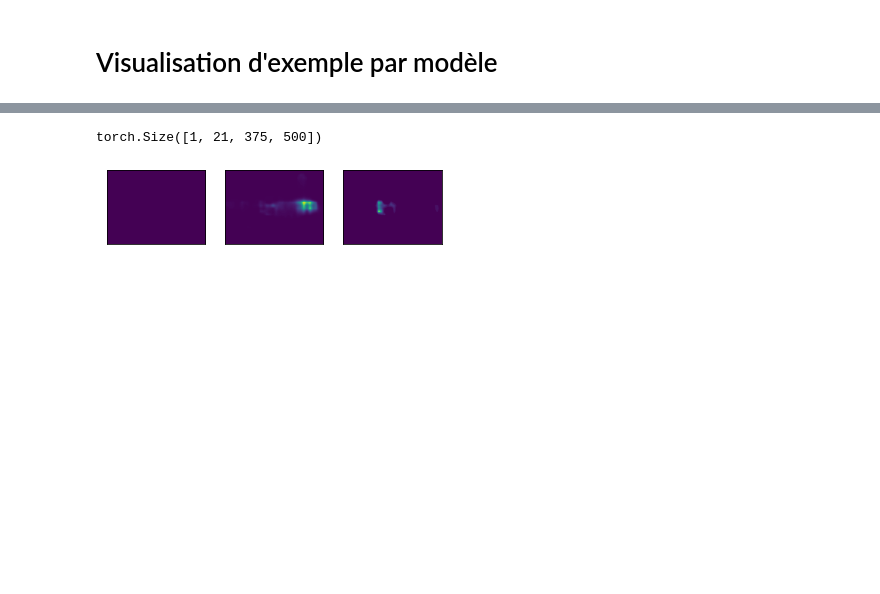
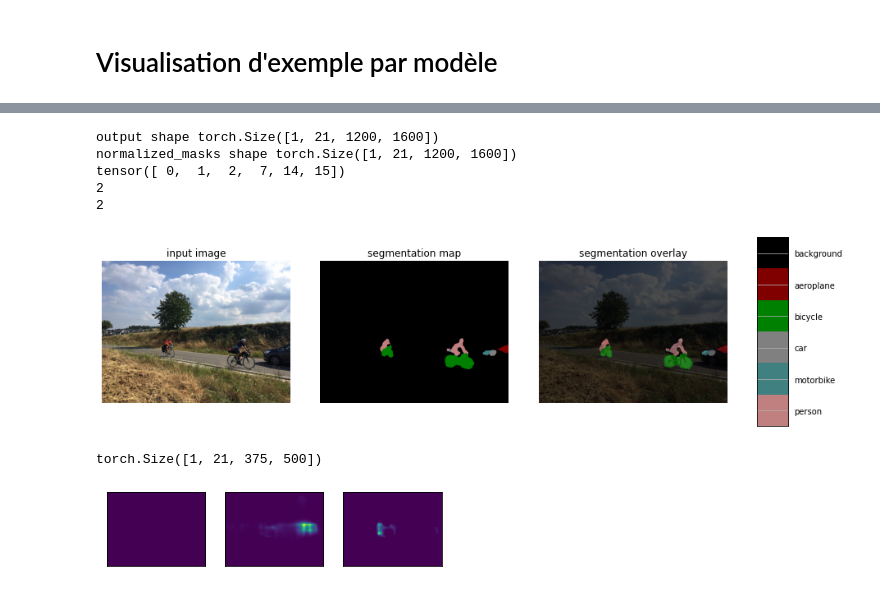
Before and after one commit to nyluje/RCP209DeeplabExperiment, a Jupyter notebook: RCP209_Deeplab_PyTorch_sandbox.ipynb, the cells around one changed output, grey strips where cells are left out. Saved outputs shown, nothing was run; the diff lists cells and outputs as text; code cells hidden in the pictures; blank space fills up the shorter version.

```diff
--- a/RCP209_Deeplab_PyTorch_sandbox.ipynb
+++ b/RCP209_Deeplab_PyTorch_sandbox.ipynb
@@ -866,18 +880,22 @@ model = deeplabv3_mobilenet_v3_large(pretrained=True,progress=False)
 model.eval()
 
 dataset_dir_root="/content"
-specific_dataset_dir='VOCdevkit'
-image_location= "VOC2012/JPEGImages"
-seg_location= "VOC2012/SegmentationClass"
+specific_dataset_dir='test_images'
+#image_location= "VOC2012/JPEGImages"
+#seg_location= "VOC2012/SegmentationClass"
 #image_id = '2008_006903'
-image_id = '2007_000032'
+image_id = 'img01'
 
-imagepath = Path(os.path.join(dataset_dir_root,specific_dataset_dir,image_location,image_id+'.jpg'))
-segpath = Path(os.path.join(dataset_dir_root,specific_dataset_dir,seg_location,image_id+'.png'))
+imagepath = Path(os.path.join(dataset_dir_root,specific_dataset_dir,image_id+'.jpg'))
+#imagepath = Path(os.path.join(dataset_dir_root,specific_dataset_dir,image_location,image_id+'.jpg'))
+#segpath = Path(os.path.join(dataset_dir_root,specific_dataset_dir,seg_location,image_id+'.png'))
 
 testimg = read_image(str(imagepath))
+#testimgnorm = F.normalize(testimgpil, mean=(0.485,0.456,0.406), std=(0.229,0.224,0.225))
+
 testimgpil = F.to_pil_image(read_image(str(imagepath)))
-testseg = F.to_pil_image(read_image(str(segpath)))
+
+#testseg = F.to_pil_image(read_image(str(segpath)))
 
 batch_int = torch.stack([testimg])
 batch = F.convert_image_dtype(batch_int, dtype=torch.float)
@@ -958,33 +976,40 @@ def vis_segmentation(image, seg_map):
 
   plt.subplot(grid_spec[2])
   plt.imshow(image)
   plt.imshow(seg_image, alpha=0.7)
   plt.axis('off')
   plt.title('segmentation overlay')
 
   unique_labels = np.unique(seg_map)
   unique_labels = np.delete(unique_labels, np.where(unique_labels == 255))
   ax = plt.subplot(grid_spec[3])
   plt.imshow(
       FULL_COLOR_MAP[unique_labels].astype(np.uint8), interpolation='nearest')
   ax.yaxis.tick_right()
   plt.yticks(range(len(unique_labels)), LABEL_NAMES[unique_labels])
   plt.xticks([], [])
   ax.tick_params(width=0.0)
   plt.grid('off')
   plt.show()
 
 
 LABEL_NAMES = np.asarray([
     'background', 'aeroplane', 'bicycle', 'bird', 'boat', 'bottle', 'bus',
     'car', 'cat', 'chair', 'cow', 'diningtable', 'dog', 'horse', 'motorbike',
     'person', 'pottedplant', 'sheep', 'sofa', 'train', 'tv'
 ])
 
 FULL_LABEL_MAP = np.arange(len(LABEL_NAMES)).reshape(len(LABEL_NAMES), 1)
 FULL_COLOR_MAP = label_to_color_image(FULL_LABEL_MAP)
 
 vis_segmentation(testimgpil,testseg)
+# %% [output]
+output shape torch.Size([1, 21, 1200, 1600])
+normalized_masks shape torch.Size([1, 21, 1200, 1600])
+tensor([ 0,  1,  2,  7, 14, 15])
+2
+2
+[figure, added]
 # %%
 from torchvision.utils import make_grid
 from torchvision.io import read_image
```
Also changed, not shown: parts of 20 cells of this notebook.
